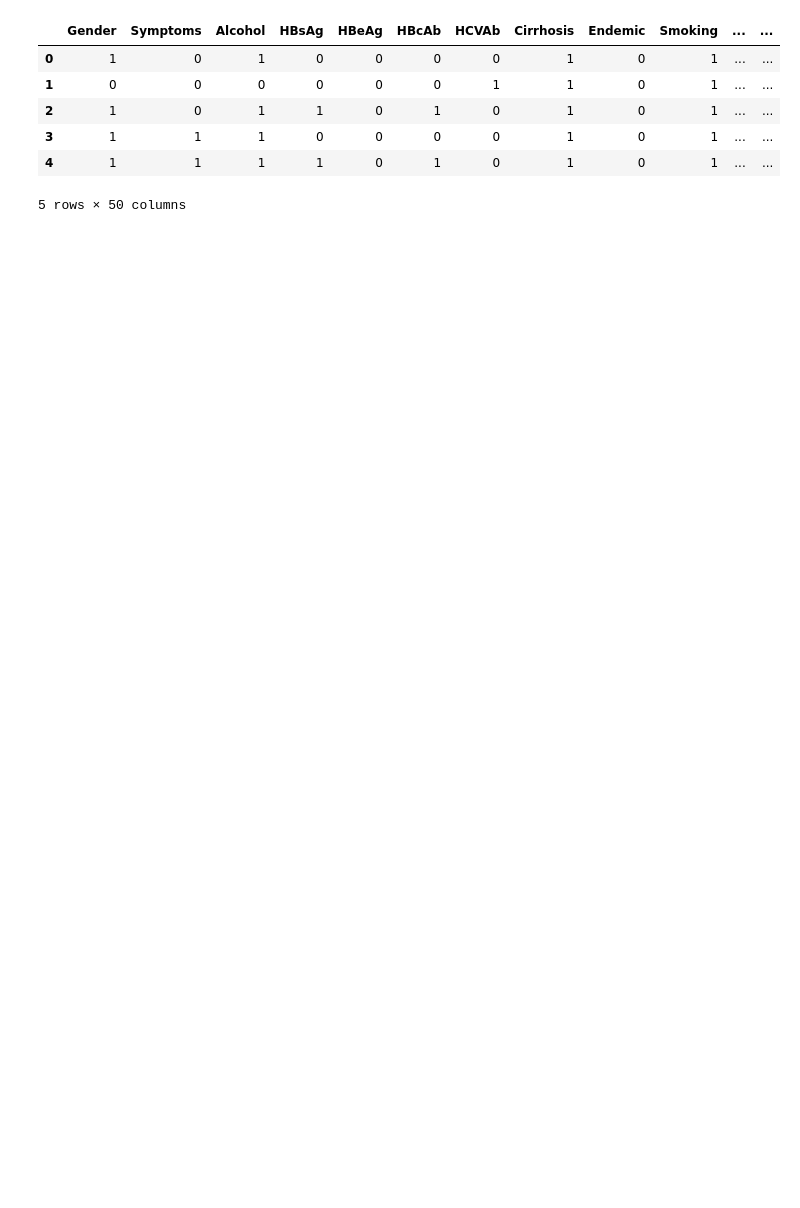
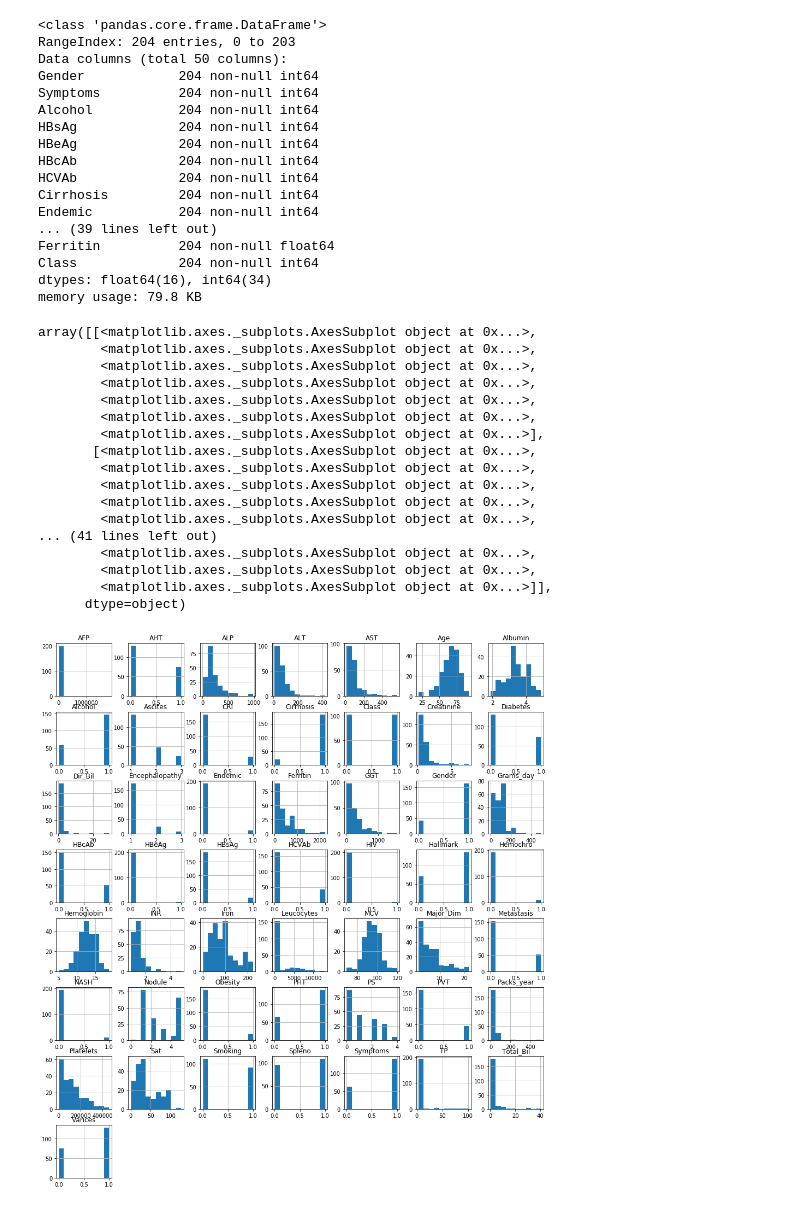
Before and after one commit to amenegotto/pyLiver, a Jupyter notebook: notebook/Hcc-Tabular-Preprocess.ipynb, the cells around one changed output. Drawn from its saved outputs; the diff is of its cells as text; code cells hidden in the pictures; blank space fills up the shorter version.

```diff
--- a/notebook/Hcc-Tabular-Preprocess.ipynb
+++ b/notebook/Hcc-Tabular-Preprocess.ipynb
@@ -3,11 +4,43 @@ import pandas as pd
 # %%
 foo = pd.read_csv('../csv/hcc-data-complete-balanced.csv')
 foo.head()
+foo.info()
 # %% [output]
-|  | Gender | Symptoms | Alcohol | HBsAg | HBeAg | HBcAb | HCVAb | Cirrhosis | Endemic | Smoking | ... | ... |
-| 0 | 1 | 0 | 1 | 0 | 0 | 0 | 0 | 1 | 0 | 1 | ... | ... |
-| 1 | 0 | 0 | 0 | 0 | 0 | 0 | 1 | 1 | 0 | 1 | ... | ... |
-| 2 | 1 | 0 | 1 | 1 | 0 | 1 | 0 | 1 | 0 | 1 | ... | ... |
-| 3 | 1 | 1 | 1 | 0 | 0 | 0 | 0 | 1 | 0 | 1 | ... | ... |
-| 4 | 1 | 1 | 1 | 1 | 0 | 1 | 0 | 1 | 0 | 1 | ... | ... |
-5 rows × 50 columns
+<class 'pandas.core.frame.DataFrame'>
+RangeIndex: 204 entries, 0 to 203
+Data columns (total 50 columns):
+Gender            204 non-null int64
+Symptoms          204 non-null int64
+Alcohol           204 non-null int64
+HBsAg             204 non-null int64
+HBeAg             204 non-null int64
+HBcAb             204 non-null int64
+HCVAb             204 non-null int64
+Cirrhosis         204 non-null int64
+Endemic           204 non-null int64
+... (39 lines left out)
+Ferritin          204 non-null float64
+Class             204 non-null int64
+dtypes: float64(16), int64(34)
+memory usage: 79.8 KB
+# %%
+foo.hist(figsize=(16,18))
+# %% [output]
+array([[<matplotlib.axes._subplots.AxesSubplot object at 0x...>,
+        <matplotlib.axes._subplots.AxesSubplot object at 0x...>,
+        <matplotlib.axes._subplots.AxesSubplot object at 0x...>,
+        <matplotlib.axes._subplots.AxesSubplot object at 0x...>,
+        <matplotlib.axes._subplots.AxesSubplot object at 0x...>,
+        <matplotlib.axes._subplots.AxesSubplot object at 0x...>,
+        <matplotlib.axes._subplots.AxesSubplot object at 0x...>],
+       [<matplotlib.axes._subplots.AxesSubplot object at 0x...>,
+        <matplotlib.axes._subplots.AxesSubplot object at 0x...>,
+        <matplotlib.axes._subplots.AxesSubplot object at 0x...>,
+        <matplotlib.axes._subplots.AxesSubplot object at 0x...>,
+        <matplotlib.axes._subplots.AxesSubplot object at 0x...>,
+... (41 lines left out)
+        <matplotlib.axes._subplots.AxesSubplot object at 0x...>,
+        <matplotlib.axes._subplots.AxesSubplot object at 0x...>,
+        <matplotlib.axes._subplots.AxesSubplot object at 0x...>]],
+      dtype=object)
+[figure, added]
```
Also changed, not shown: parts of 1 cell of this notebook.
